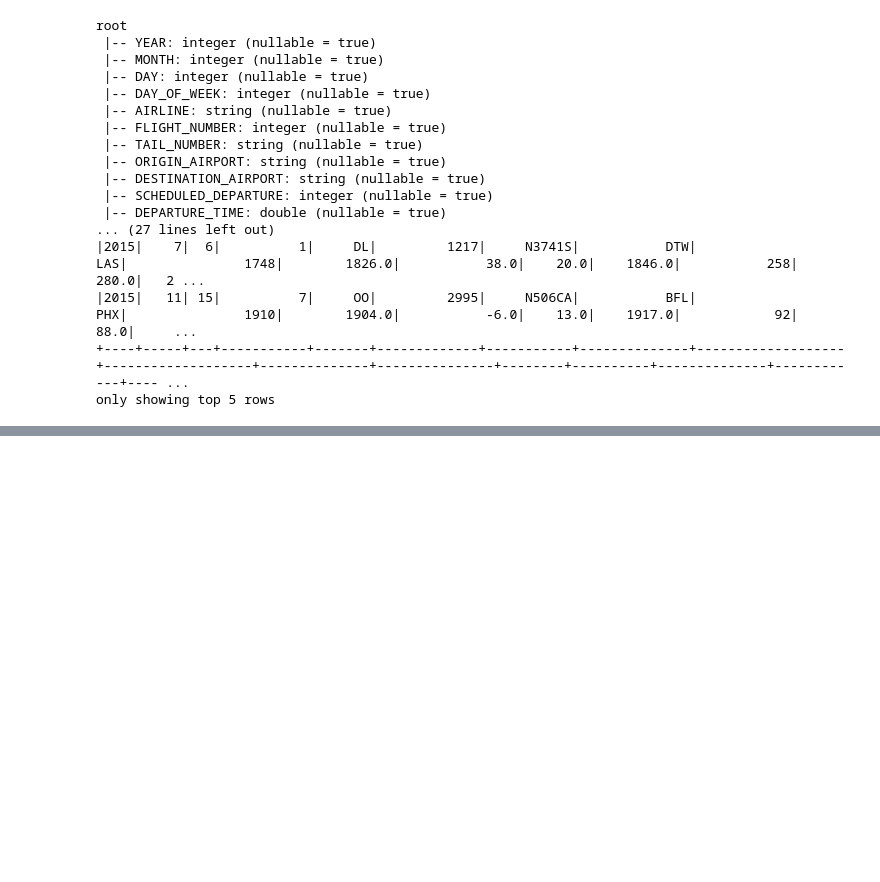
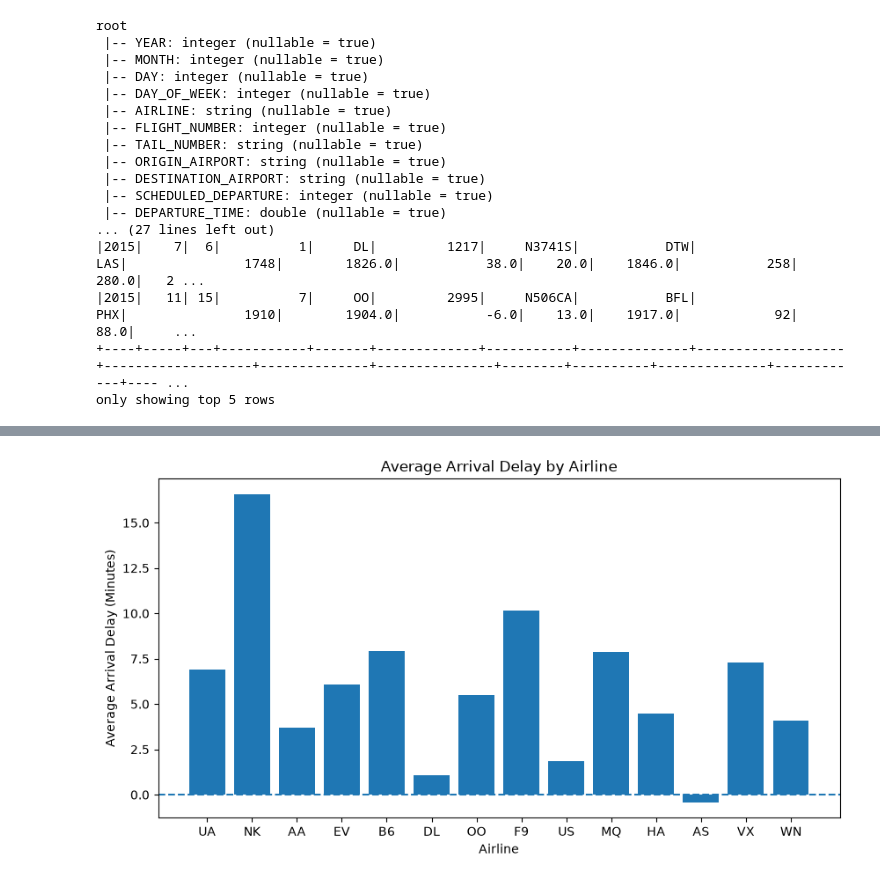
Before and after one commit to yashhhh118/FlightScope, a Jupyter notebook: FlightScope.ipynb, the cells around one changed output, grey strips where cells are left out. Cells and saved outputs as stored; diff of their text form; code cells hidden in the pictures; blank space fills up the shorter version.

Commit message:
Complete FlightScope project

```diff
--- a/FlightScope.ipynb
+++ b/FlightScope.ipynb
@@ -109,0 +265,4 @@ only showing top 5 rows
+# %%
+flights = flights.dropDuplicates()
+
+print("Records after removing duplicates:", flights.count())
@@ -109,0 +329,5 @@ only showing top 5 rows
+# %%
+operated_flights = flights.filter(
+    col("CANCELLED") == 0
+)
+print("Total Operated Flights:", operated_flights.count())
@@ -109,0 +426,15 @@ only showing top 5 rows
+# %%
+## Average Arrival Delay
+from pyspark.sql.functions import avg, round
+
+average_delay = operated_flights.groupBy("AIRLINE").agg(
+    round(avg("ARRIVAL_DELAY"), 2).alias("AVERAGE_ARRIVAL_DELAY")
+)
+
+average_delay.orderBy("AVERAGE_ARRIVAL_DELAY").show()
+
+print("Best Performing Airlines:")
+average_delay.orderBy("AVERAGE_ARRIVAL_DELAY").show(3)
+
+print("Worst Performing Airlines:")
+average_delay.orderBy("AVERAGE_ARRIVAL_DELAY", ascending=False).show(3)
@@ -109,0 +461,23 @@ only showing top 5 rows
+# %%
+### 4.1 Average Arrival Delay by Airline
+
+import matplotlib.pyplot as plt
+
+average_pdf = average_delay.toPandas()
+
+plt.figure(figsize=(10, 5))
+
+plt.bar(
+    average_pdf["AIRLINE"],
+    average_pdf["AVERAGE_ARRIVAL_DELAY"]
+)
+
+plt.axhline(y=0, linestyle="--")
+
+plt.xlabel("Airline")
+plt.ylabel("Average Arrival Delay (Minutes)")
+plt.title("Average Arrival Delay by Airline")
+
+plt.show()
+# %% [output]
+[figure, added]
```
Also changed, not shown: parts of 45 cells of this notebook.
